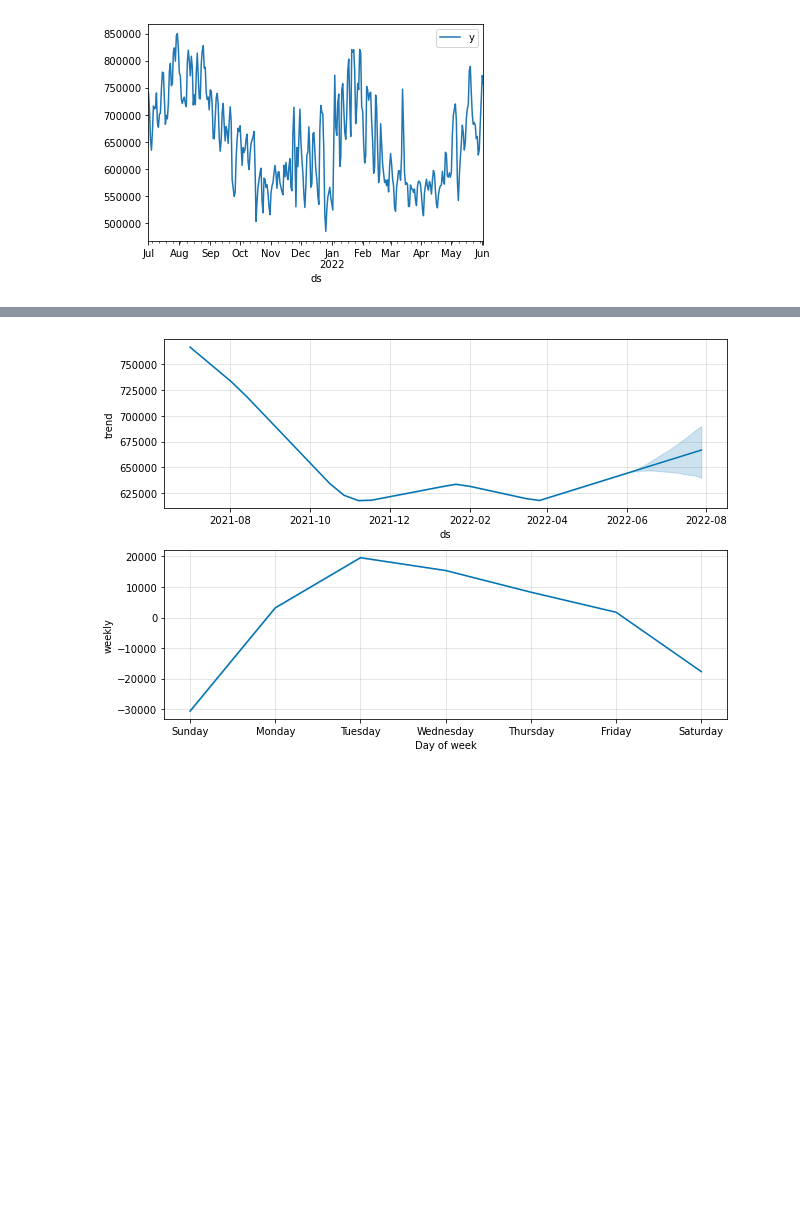
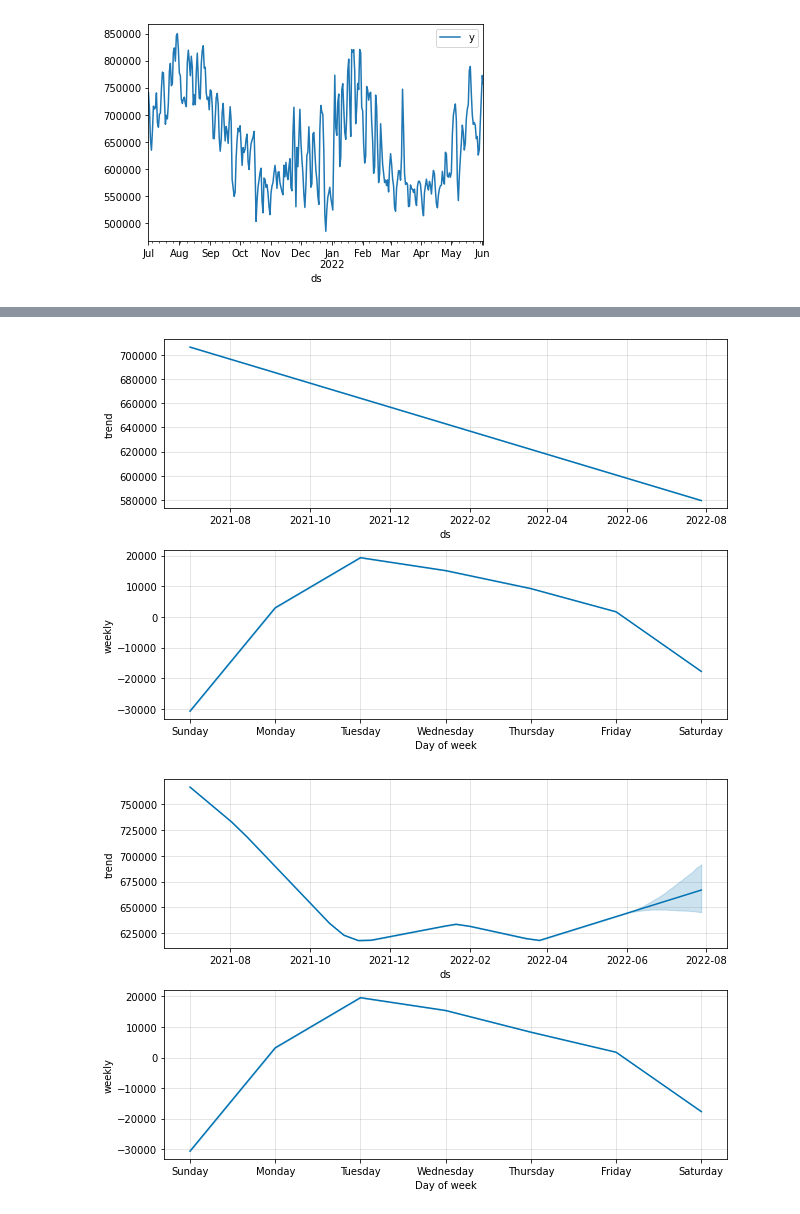
Before and after one commit to cdfurr/Solar-Power, a Jupyter notebook: Notebooks/Notebook_4.ipynb, the cells around one changed output, grey strips where cells are left out. Cells and saved outputs as stored; diff of their text form; code cells hidden in the pictures; blank space fills up the shorter version.

```diff
--- a/Notebooks/Notebook_4.ipynb
+++ b/Notebooks/Notebook_4.ipynb
@@ -1705,3 +1798,8 @@ Model_dem.plot(results_dem);
+# %%
+# Plot model components
+Model_dem_2.plot_components(results_dem);
+# %% [output]
+[figure, added]
 # %%
 # Plot model components
 Model_dem.plot_components(results_dem);
```
Also changed, not shown: parts of 57 cells of this notebook, 11 other files.
